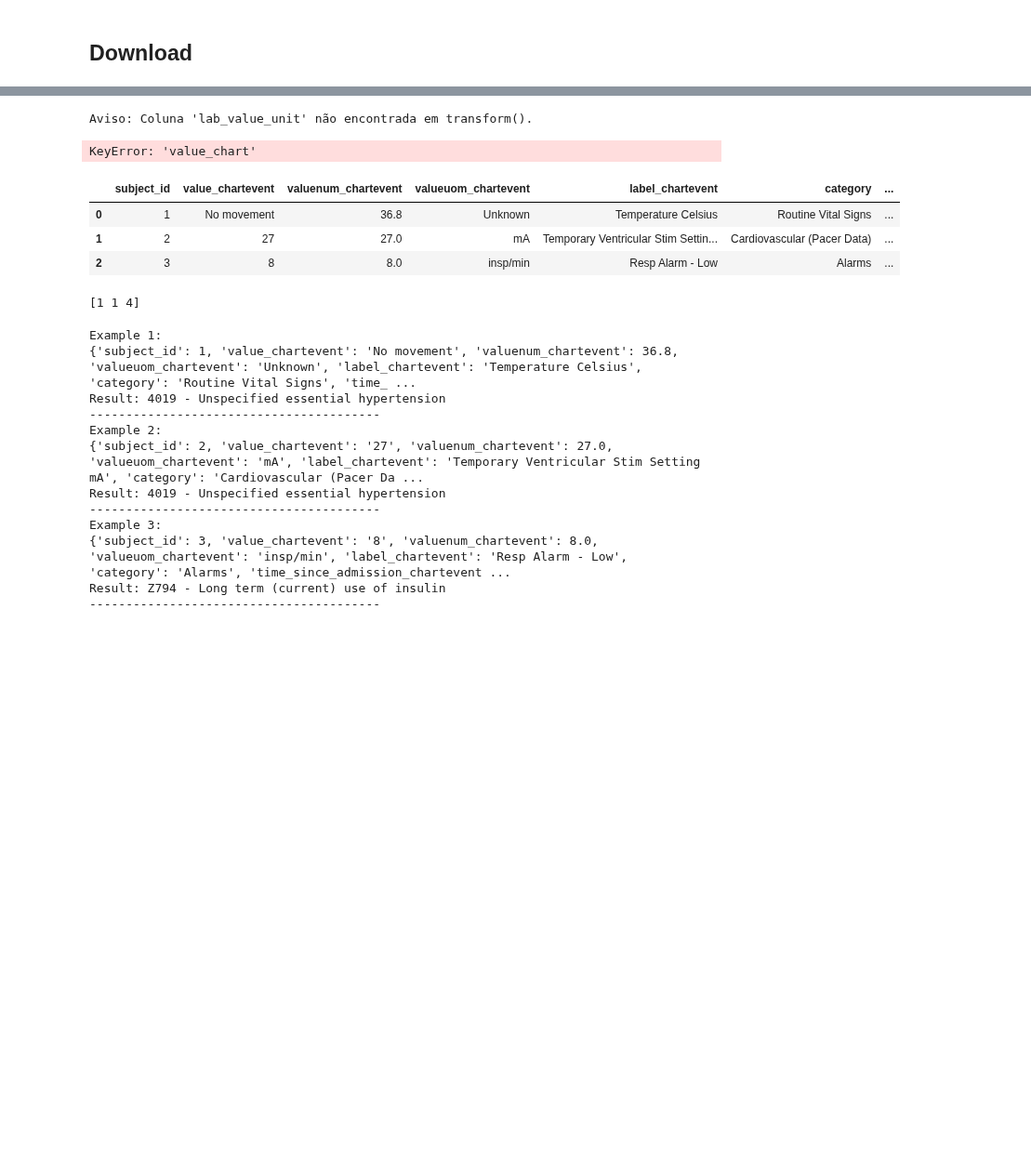
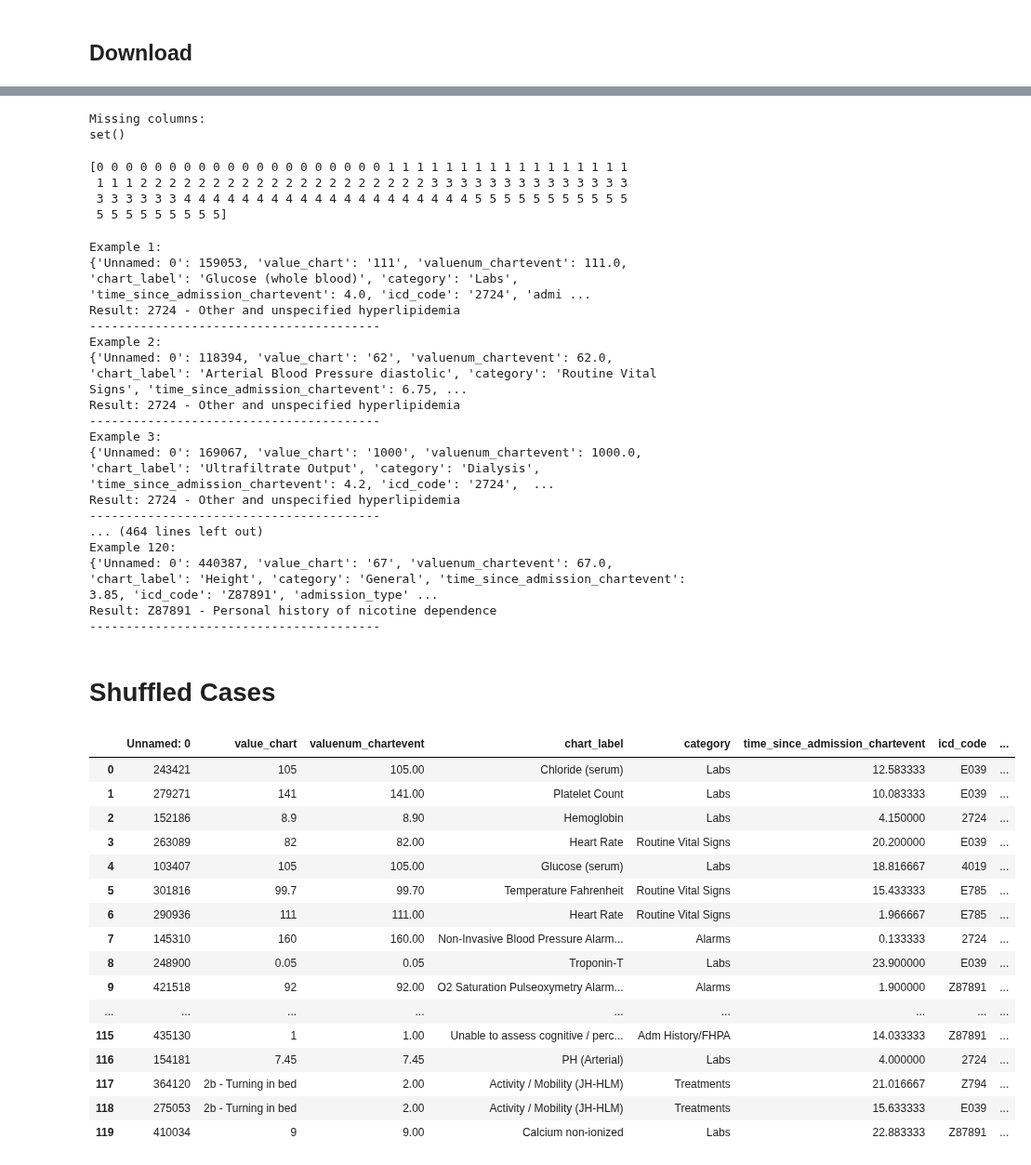
Before and after one commit to CatarinaCosta02/Master_Thesis, a Jupyter notebook: models/Model1.ipynb, the cells around one changed output, grey strips where cells are left out. Shown at 93% size. Saved outputs shown, nothing was run; the diff lists cells and outputs as text; code cells hidden in the pictures; blank space fills up the shorter version.

```diff
--- a/models/Model1.ipynb
+++ b/models/Model1.ipynb
@@ -310,5 +477,5 @@ cases = pd.read_csv('..\models\cases.csv')
 # %%
-case = treatment.transform(cases)
+case = treatment.transform(new_cases)
 
 expected_cols = pipeline.named_steps['model'].feature_names_in_
 missing_cols = set(expected_cols) - set(case.columns)
@@ -316,20 +483,17 @@ missing_cols = set(expected_cols) - set(case.columns)
 print("Missing columns:")
 print(missing_cols)
 # %% [output]
-Aviso: Coluna 'lab_value_unit' não encontrada em transform().
+Missing columns:
+set()
-KeyError: 'value_chart'
-# %%
-display(cases)
-# %% [output]
-|  | subject_id | value_chartevent | valuenum_chartevent | valueuom_chartevent | label_chartevent | category | ... |
-| 0 | 1 | No movement | 36.8 | Unknown | Temperature Celsius | Routine Vital Signs | ... |
-| 1 | 2 | 27 | 27.0 | mA | Temporary Ventricular Stim Settin... | Cardiovascular (Pacer Data) | ... |
-| 2 | 3 | 8 | 8.0 | insp/min | Resp Alarm - Low | Alarms | ... |
 # %%
-preds = pipeline.predict(case)
+case_features = case.drop(columns=['icd_code'], errors='ignore')
+preds = pipeline.predict(case_features)
 print(preds)
 # %% [output]
-[1 1 4]
+[0 0 0 0 0 0 0 0 0 0 0 0 0 0 0 0 0 0 0 0 1 1 1 1 1 1 1 1 1 1 1 1 1 1 1 1 1
+ 1 1 1 2 2 2 2 2 2 2 2 2 2 2 2 2 2 2 2 2 2 2 2 3 3 3 3 3 3 3 3 3 3 3 3 3 3
+ 3 3 3 3 3 3 4 4 4 4 4 4 4 4 4 4 4 4 4 4 4 4 4 4 4 4 5 5 5 5 5 5 5 5 5 5 5
+ 5 5 5 5 5 5 5 5 5]
 # %%
 lable = pd.read_csv('..\models\icd_match.csv')
 # %%
@@ -337,7 +501,7 @@ icd_dict = dict(zip(lable['icd_code'], lable['long_title']))
 # %%
 
 predicted_icd_codes = le.inverse_transform(preds)
-for i, (index, row) in enumerate(cases.iterrows()):
+for i, (index, row) in enumerate(new_cases.iterrows()):
     icd_code = predicted_icd_codes[i]
     description = icd_dict.get(icd_code)
 
@@ -347,14 +511,21 @@ for i, (index, row) in enumerate(cases.iterrows()):
     print("-" * 40)
 # %% [output]
 Example 1:
-{'subject_id': 1, 'value_chartevent': 'No movement', 'valuenum_chartevent': 36.8, 'valueuom_chartevent': 'Unknown', 'label_chartevent': 'Temperature Celsius', 'category': 'Routine Vital Signs', 'time_ ...
-Result: 4019 - Unspecified essential hypertension
+{'Unnamed: 0': 159053, 'value_chart': '111', 'valuenum_chartevent': 111.0, 'chart_label': 'Glucose (whole blood)', 'category': 'Labs', 'time_since_admission_chartevent': 4.0, 'icd_code': '2724', 'admi ...
+Result: 2724 - Other and unspecified hyperlipidemia
 ----------------------------------------
 Example 2:
-{'subject_id': 2, 'value_chartevent': '27', 'valuenum_chartevent': 27.0, 'valueuom_chartevent': 'mA', 'label_chartevent': 'Temporary Ventricular Stim Setting mA', 'category': 'Cardiovascular (Pacer Da ...
-Result: 4019 - Unspecified essential hypertension
+{'Unnamed: 0': 118394, 'value_chart': '62', 'valuenum_chartevent': 62.0, 'chart_label': 'Arterial Blood Pressure diastolic', 'category': 'Routine Vital Signs', 'time_since_admission_chartevent': 6.75, ...
+Result: 2724 - Other and unspecified hyperlipidemia
 ----------------------------------------
 Example 3:
-{'subject_id': 3, 'value_chartevent': '8', 'valuenum_chartevent': 8.0, 'valueuom_chartevent': 'insp/min', 'label_chartevent': 'Resp Alarm - Low', 'category': 'Alarms', 'time_since_admission_chartevent ...
-Result: Z794 - Long term (current) use of insulin
+{'Unnamed: 0': 169067, 'value_chart': '1000', 'valuenum_chartevent': 1000.0, 'chart_label': 'Ultrafiltrate Output', 'category': 'Dialysis', 'time_since_admission_chartevent': 4.2, 'icd_code': '2724',  ...
+Result: 2724 - Other and unspecified hyperlipidemia
 ----------------------------------------
+... (464 lines left out)
+Example 120:
+{'Unnamed: 0': 440387, 'value_chart': '67', 'valuenum_chartevent': 67.0, 'chart_label': 'Height', 'category': 'General', 'time_since_admission_chartevent': 3.85, 'icd_code': 'Z87891', 'admission_type' ...
+Result: Z87891 - Personal history of nicotine dependence
+----------------------------------------
+# %% [markdown]
+# Shuffled Cases
@@ -360,0 +534,20 @@ Result: Z794 - Long term (current) use of insulin
+# %%
+display(cases_shuffled)
+# %% [output]
+|  | Unnamed: 0 | value_chart | valuenum_chartevent | chart_label | category | time_since_admission_chartevent | icd_code | ... |
+| 0 | 243421 | 105 | 105.00 | Chloride (serum) | Labs | 12.583333 | E039 | ... |
+| 1 | 279271 | 141 | 141.00 | Platelet Count | Labs | 10.083333 | E039 | ... |
+| 2 | 152186 | 8.9 | 8.90 | Hemoglobin | Labs | 4.150000 | 2724 | ... |
+| 3 | 263089 | 82 | 82.00 | Heart Rate | Routine Vital Signs | 20.200000 | E039 | ... |
+| 4 | 103407 | 105 | 105.00 | Glucose (serum) | Labs | 18.816667 | 4019 | ... |
+| 5 | 301816 | 99.7 | 99.70 | Temperature Fahrenheit | Routine Vital Signs | 15.433333 | E785 | ... |
+| 6 | 290936 | 111 | 111.00 | Heart Rate | Routine Vital Signs | 1.966667 | E785 | ... |
+| 7 | 145310 | 160 | 160.00 | Non-Invasive Blood Pressure Alarm... | Alarms | 0.133333 | 2724 | ... |
+| 8 | 248900 | 0.05 | 0.05 | Troponin-T | Labs | 23.900000 | E039 | ... |
+| 9 | 421518 | 92 | 92.00 | O2 Saturation Pulseoxymetry Alarm... | Alarms | 1.900000 | Z87891 | ... |
+| ... | ... | ... | ... | ... | ... | ... | ... | ... |
+| 115 | 435130 | 1 | 1.00 | Unable to assess cognitive / perc... | Adm History/FHPA | 14.033333 | Z87891 | ... |
+| 116 | 154181 | 7.45 | 7.45 | PH (Arterial) | Labs | 4.000000 | 2724 | ... |
+| 117 | 364120 | 2b - Turning in bed | 2.00 | Activity / Mobility (JH-HLM) | Treatments | 21.016667 | Z794 | ... |
+| 118 | 275053 | 2b - Turning in bed | 2.00 | Activity / Mobility (JH-HLM) | Treatments | 15.633333 | E039 | ... |
+| 119 | 410034 | 9 | 9.00 | Calcium non-ionized | Labs | 22.883333 | Z87891 | ... |
```
Also changed, not shown: parts of 46 cells of this notebook, 7 other files.
